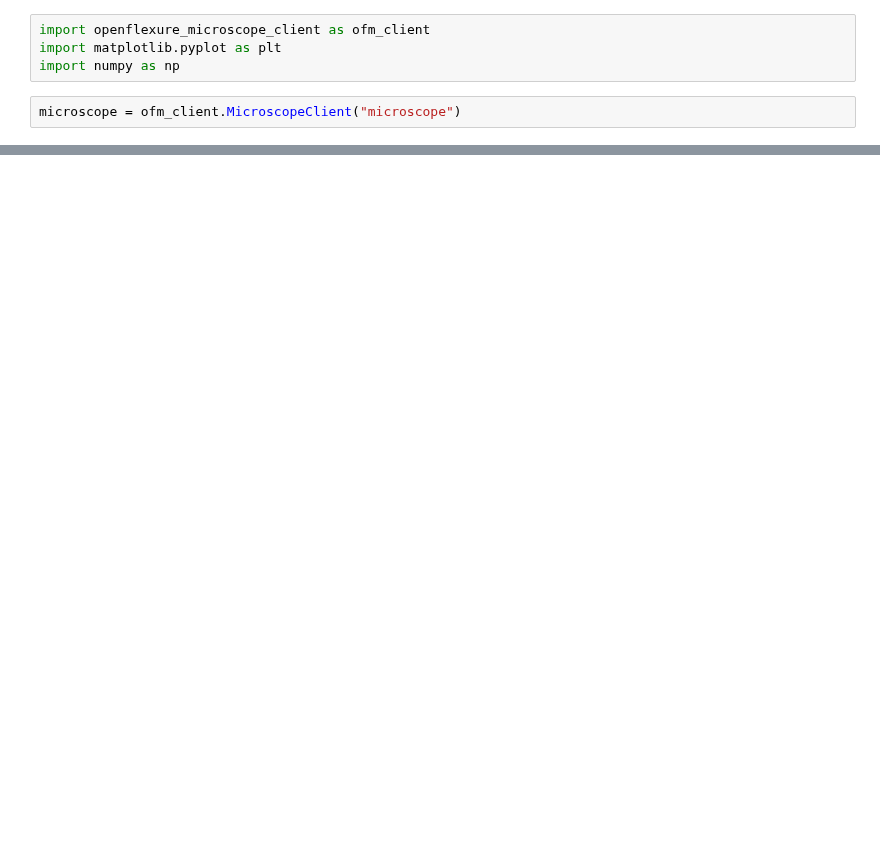
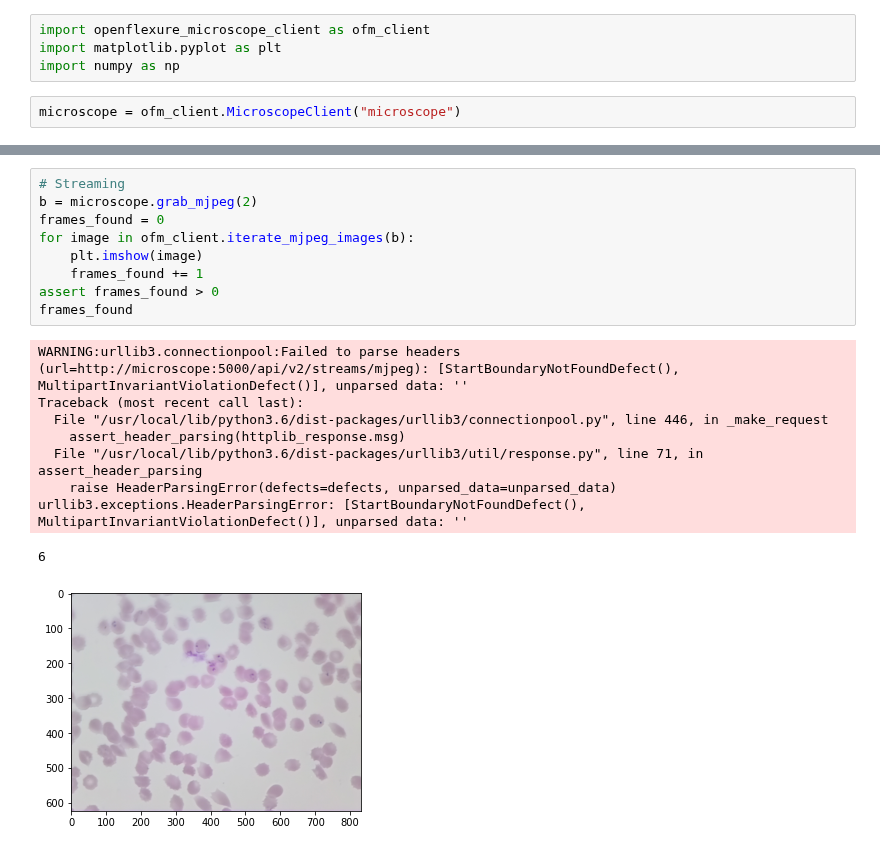
Before and after one commit to danielbarco/malatec, a Jupyter notebook: Notebooks/openflexure_client_testing.ipynb, the cells around one changed output, grey strips where cells are left out. Saved outputs shown, nothing was run; the diff lists cells and outputs as text; blank space fills up the shorter version.

Commit message:
testing openflexure client

```diff
--- a/Notebooks/openflexure_client_testing.ipynb
+++ b/Notebooks/openflexure_client_testing.ipynb
@@ -56,0 +63,19 @@ org.openflexure.camera_stage_mapping
+# %%
+# Streaming
+b = microscope.grab_mjpeg(2)
+frames_found = 0
+for image in ofm_client.iterate_mjpeg_images(b):
+    plt.imshow(image)
+    frames_found += 1
+assert frames_found > 0
+frames_found
+# %% [output]
+WARNING:urllib3.connectionpool:Failed to parse headers (url=http://microscope:5000/api/v2/streams/mjpeg): [StartBoundaryNotFoundDefect(), MultipartInvariantViolationDefect()], unparsed data: ''
+Traceback (most recent call last):
+  File "/usr/local/lib/python3.6/dist-packages/urllib3/connectionpool.py", line 446, in _make_request
+    assert_header_parsing(httplib_response.msg)
+  File "/usr/local/lib/python3.6/dist-packages/urllib3/util/response.py", line 71, in assert_header_parsing
+    raise HeaderParsingError(defects=defects, unparsed_data=unparsed_data)
+urllib3.exceptions.HeaderParsingError: [StartBoundaryNotFoundDefect(), MultipartInvariantViolationDefect()], unparsed data: ''
+6
+[figure, added]
```
Also changed, not shown: parts of 10 cells of this notebook.
